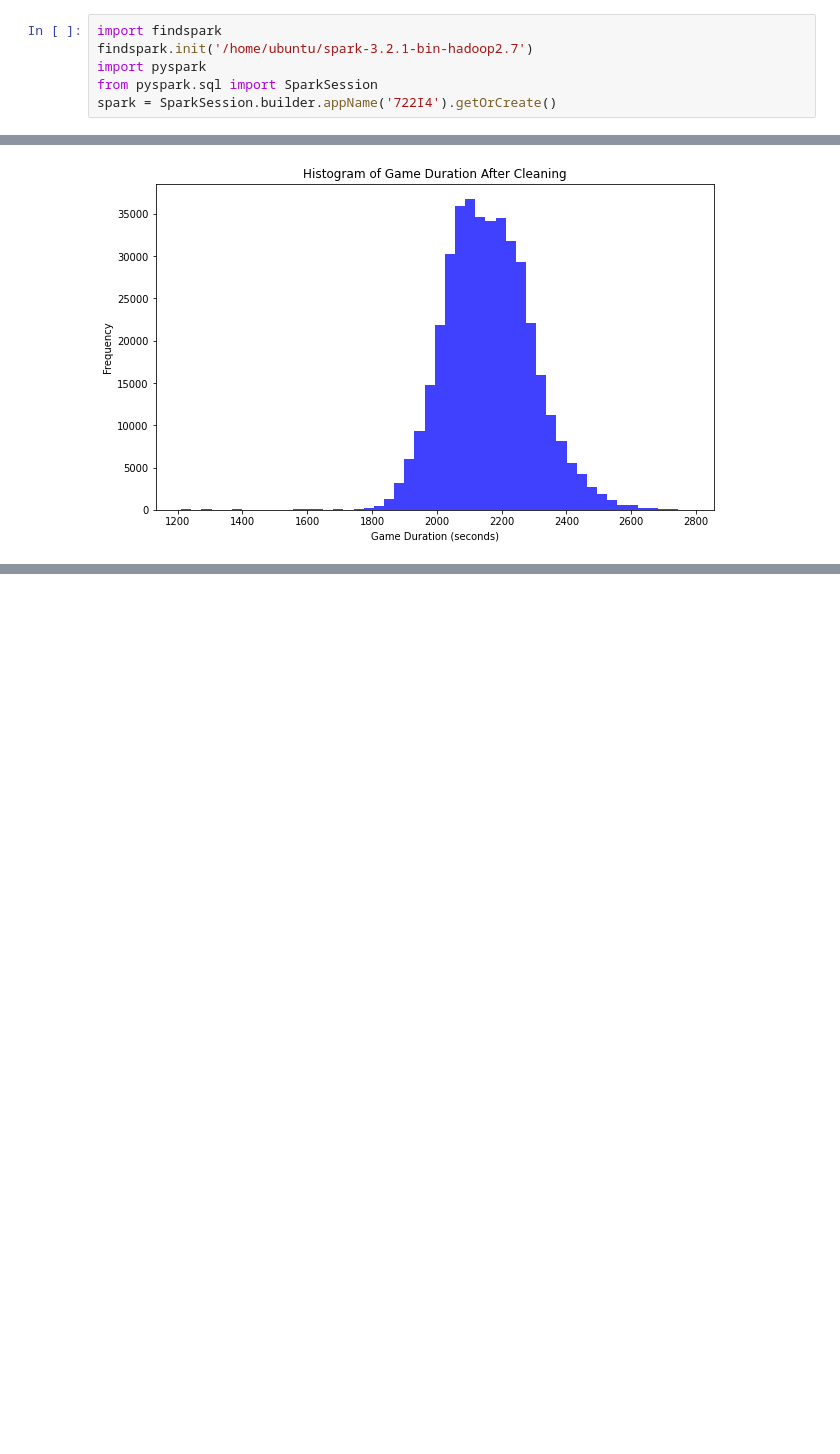
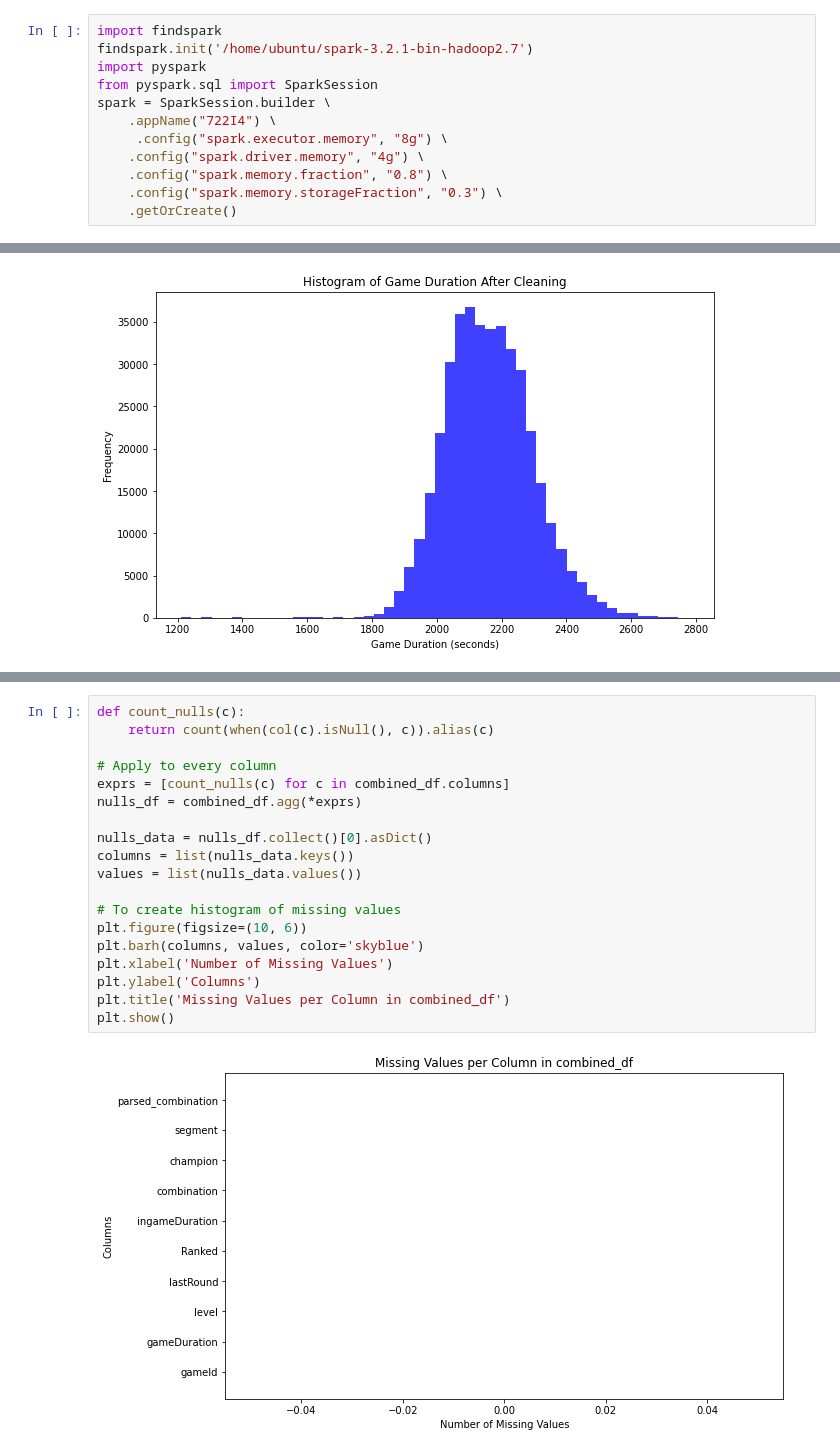
Before and after one commit to yxx10101/INFOSYS722, a Jupyter notebook: I4.ipynb, the cells around one changed output, grey strips where cells are left out. Saved outputs shown, nothing was run; the diff lists cells and outputs as text; blank space fills up the shorter version.

```diff
--- a/I4.ipynb
+++ b/I4.ipynb
@@ -3,7 +3,13 @@ import findspark
 findspark.init('/home/ubuntu/spark-3.2.1-bin-hadoop2.7')
 import pyspark
 from pyspark.sql import SparkSession
-spark = SparkSession.builder.appName('722I4').getOrCreate()
+spark = SparkSession.builder \
+    .appName("722I4") \
+     .config("spark.executor.memory", "8g") \
+    .config("spark.driver.memory", "4g") \
+    .config("spark.memory.fraction", "0.8") \
+    .config("spark.memory.storageFraction", "0.3") \
+    .getOrCreate()
 # %% [output]
 WARNING: An illegal reflective access operation has occurred
 WARNING: Illegal reflective access by org.apache.spark.unsafe.Platform (file:/home/ubuntu/spark-3.2.1-bin-hadoop2.7/jars/spark-unsafe_2.12-3.2.1.jar) to constructor java.nio.DirectByteBuffer(long,int)
@@ -284,0 +348,21 @@ root
+# %%
+def count_nulls(c):
+    return count(when(col(c).isNull(), c)).alias(c)
+
+# Apply to every column
+exprs = [count_nulls(c) for c in combined_df.columns]
+nulls_df = combined_df.agg(*exprs)
+
+nulls_data = nulls_df.collect()[0].asDict()
+columns = list(nulls_data.keys())
+values = list(nulls_data.values())
+
+# To create histogram of missing values
+plt.figure(figsize=(10, 6))
+plt.barh(columns, values, color='skyblue')
+plt.xlabel('Number of Missing Values')
+plt.ylabel('Columns')
+plt.title('Missing Values per Column in combined_df')
+plt.show()
+# %% [output]
+[figure, added]
```
Also changed, not shown: parts of 29 cells of this notebook.
